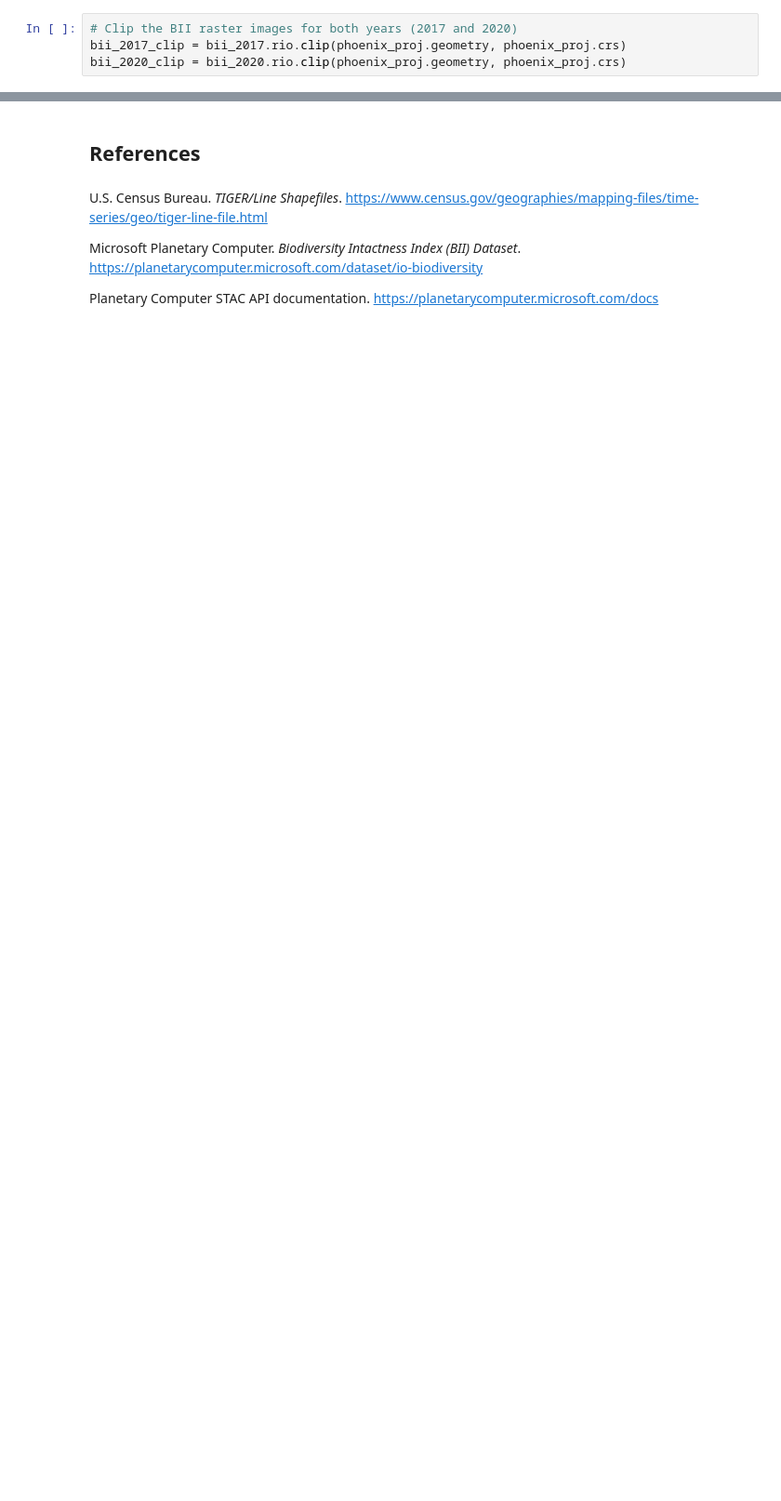
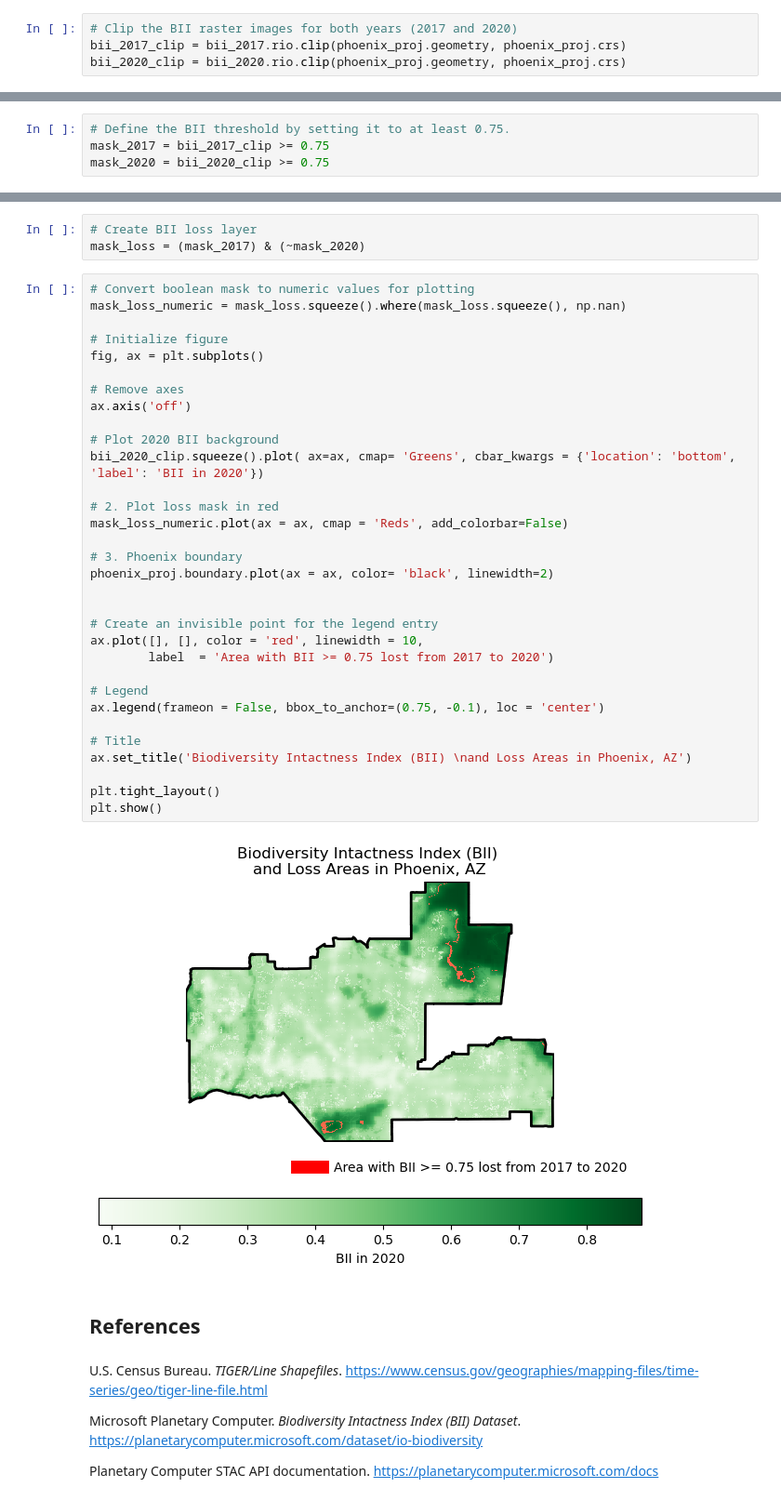
Before and after one commit to mmorenorolon/bii-change-phoenix, a Jupyter notebook: bii-change-phoenix.ipynb, the cells around one changed output, grey strips where cells are left out. Shown at 93% size. Drawn from its saved outputs; the diff is of its cells as text; blank space fills up the shorter version.

```diff
--- a/bii-change-phoenix.ipynb
+++ b/bii-change-phoenix.ipynb
@@ -400,0 +399,4 @@ Create a mask for pixels with BII >= 0.75. This will create a boolean array wher
+# %%
+# Define the BII threshold by setting it to at least 0.75.
+mask_2017 = bii_2017_clip >= 0.75
+mask_2020 = bii_2020_clip >= 0.75
@@ -416,3 +432,40 @@ Compare the two percentages and interpret.
+# %%
+# Create BII loss layer
+mask_loss = (mask_2017) & (~mask_2020)
+# %%
+# Convert boolean mask to numeric values for plotting
+mask_loss_numeric = mask_loss.squeeze().where(mask_loss.squeeze(), np.nan)
+
+# Initialize figure
+fig, ax = plt.subplots()
+
+# Remove axes
+ax.axis('off')
+
+# Plot 2020 BII background
+bii_2020_clip.squeeze().plot( ax=ax, cmap= 'Greens', cbar_kwargs = {'location': 'bottom', 'label': 'BII in 2020'})
+
+# 2. Plot loss mask in red
+mask_loss_numeric.plot(ax = ax, cmap = 'Reds', add_colorbar=False)
+
+# 3. Phoenix boundary
+phoenix_proj.boundary.plot(ax = ax, color= 'black', linewidth=2)
+
+
+# Create an invisible point for the legend entry
+ax.plot([], [], color = 'red', linewidth = 10,
+        label  = 'Area with BII >= 0.75 lost from 2017 to 2020')
+
+# Legend
+ax.legend(frameon = False, bbox_to_anchor=(0.75, -0.1), loc = 'center')
+
+# Title
+ax.set_title('Biodiversity Intactness Index (BII) \nand Loss Areas in Phoenix, AZ')
+
+plt.tight_layout()
+plt.show()
+# %% [output]
+[figure, added]
 # %% [markdown]
 ## References
 # %% [markdown]
```
Also changed, not shown: parts of 21 cells of this notebook.
